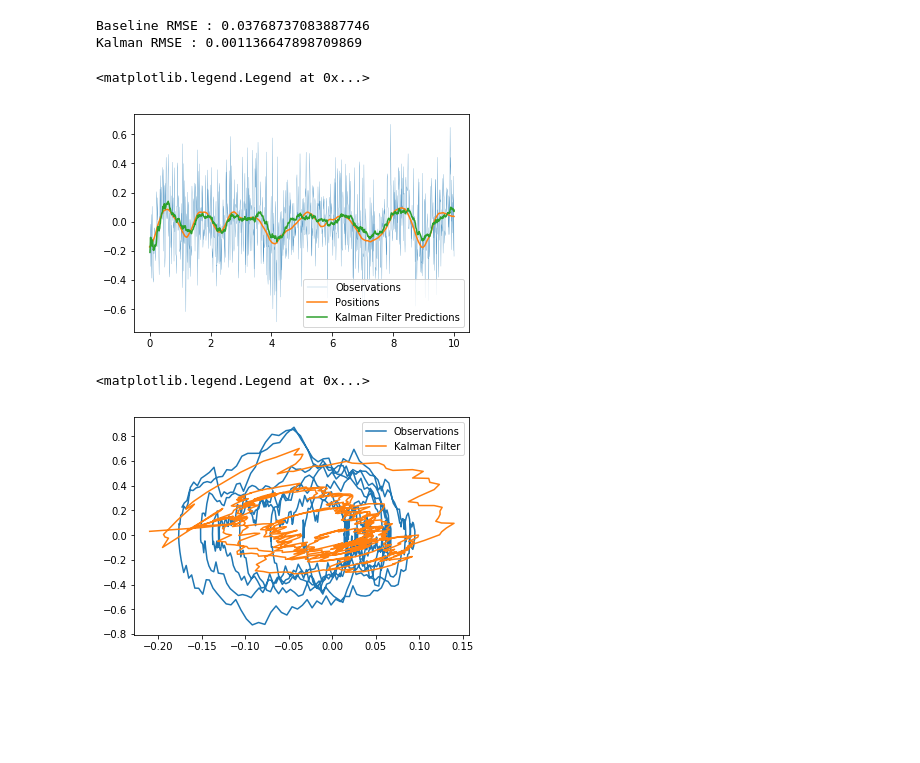
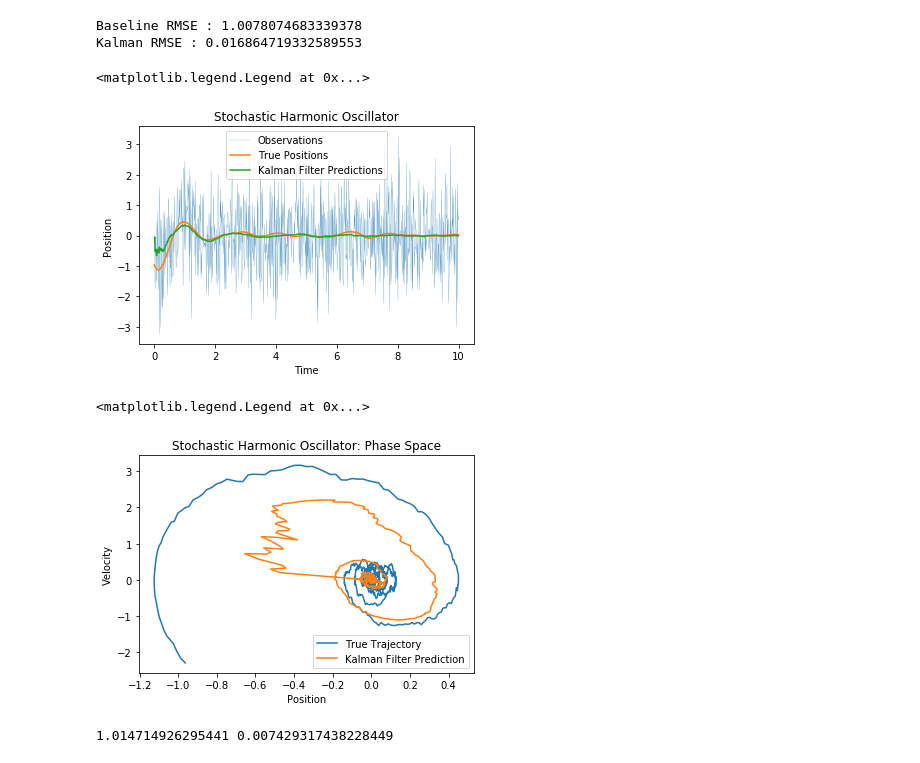
Before and after one commit to Aniket1998/SDE-Filtering, a Jupyter notebook: StochasticSHM.ipynb, the cells around one changed output. Cells and saved outputs as stored; diff of their text form; code cells hidden in the pictures; blank space fills up the shorter version.

```diff
--- a/StochasticSHM.ipynb
+++ b/StochasticSHM.ipynb
@@ -76,7 +76,7 @@ dt = 0.01
 b = 2.0
 w = 4.0
 sigma_q = 0.5
-sigma_r = 0.2
+sigma_r = 1.0
 sub_step = 10
 # %%
 x_T, t_T = stochastic_shm_sde(n_timesteps, dt, b, w, sigma_q, sub_step=sub_step)
@@ -90,20 +90,43 @@ rms_euler = np.mean((x_T[1:, 0] - m_filter_euler[:, 0]) ** 2)
 print('Baseline RMSE : {}'.format(rms_baseline))
 print('Kalman RMSE : {}'.format(rms_euler))
 # %% [output]
-Baseline RMSE : 0.03768737083887746
-Kalman RMSE : 0.001136647898709869
+Baseline RMSE : 1.0078074683339378
+Kalman RMSE : 0.016864719332589553
 # %%
 plt.plot(t_T[1:], y_T, linewidth=0.2, label='Observations')
-plt.plot(t_T, x_T[:, 0], label='Positions')
+plt.plot(t_T, x_T[:, 0], label='True Positions')
 plt.plot(t_T[1:], m_filter_euler[:, 0], label='Kalman Filter Predictions')
+plt.xlabel('Time')
+plt.ylabel('Position')
+plt.title('Stochastic Harmonic Oscillator')
 plt.legend()
 # %% [output]
 <matplotlib.legend.Legend at 0x...>
-[figure, old version]
+[figure, new version]
 # %%
-plt.plot(x_T[:, 0], x_T[:, 1], label='Observations')
-plt.plot(m_filter_euler[:, 0], m_filter_euler[:, 1], label='Kalman Filter')
+plt.plot(x_T[:, 0], x_T[:, 1], label='True Trajectory')
+plt.plot(m_filter_euler[:, 0], m_filter_euler[:, 1], label='Kalman Filter Prediction')
+plt.xlabel('Position')
+plt.ylabel('Velocity')
+plt.title('Stochastic Harmonic Oscillator: Phase Space')
 plt.legend()
 # %% [output]
 <matplotlib.legend.Legend at 0x...>
-[figure, old version]
+[figure, new version]
+# %%
+import tqdm
+n_rep = 10
+
+rms_b = 0.0
+rms_k = 0.0
+
+for _ in tqdm.tqdm(range(n_rep)):
+    x_T, t_T = stochastic_shm_sde(n_timesteps, dt, b, w, sigma_q, sub_step=sub_step)
+    y_T = observation_model(x_T, sigma_r)
+    m_filter_euler, P_filter_euler = sde_kalman_filter(y_T, dt, b, w, sigma_q, sigma_r, sub_step=sub_step)
+    rms_b += np.mean((x_T[1:, 0] - y_T) ** 2)
+    rms_k += np.mean((x_T[1:, 0] - m_filter_euler[:, 0]) ** 2)
+
+print(rms_b / n_rep, rms_k / n_rep)
+# %% [output]
+1.014714926295441 0.007429317438228449
```
Also changed, not shown: 4 other files.
